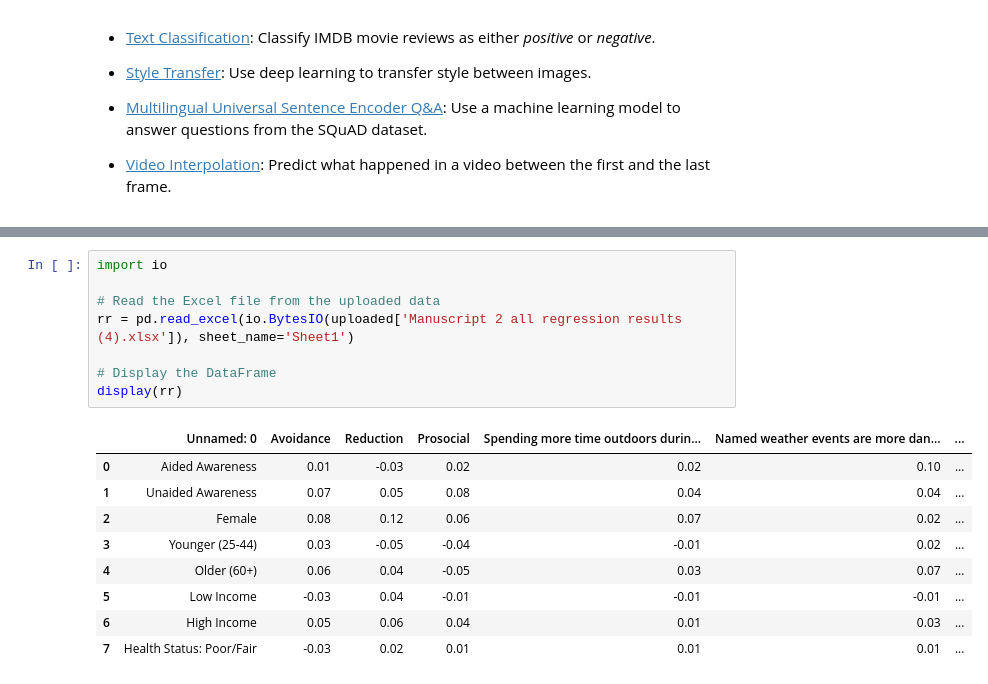
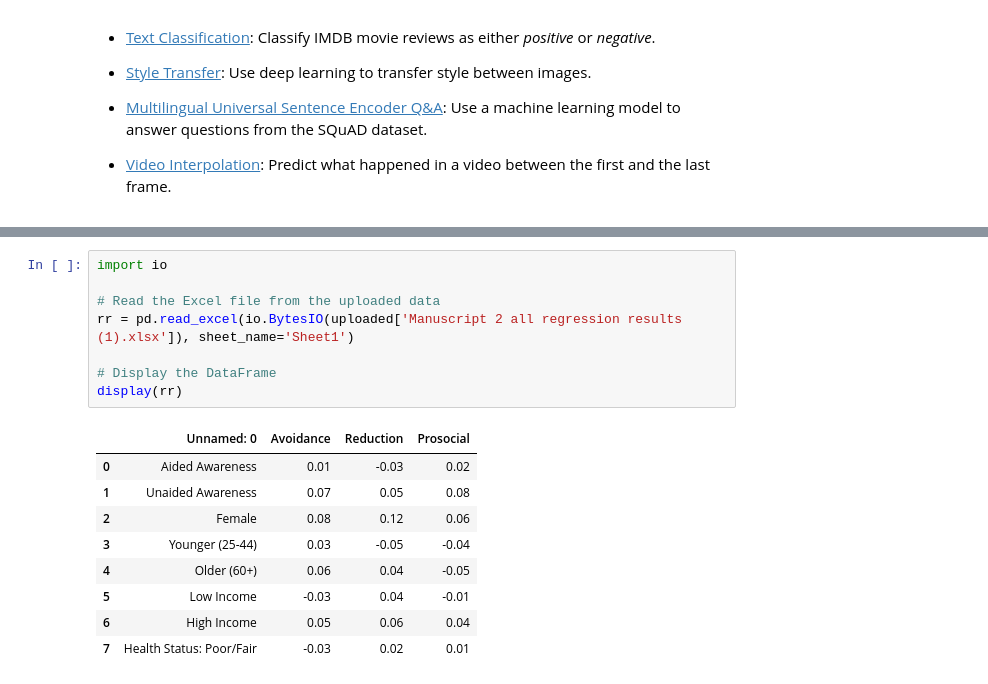
Before and after one commit to mfinke17/Python, a Jupyter notebook: Man2_Heatmap.ipynb, the cells around one changed output, grey strips where cells are left out. Drawn from its saved outputs; the diff is of its cells as text.

```diff
--- a/Man2_Heatmap.ipynb
+++ b/Man2_Heatmap.ipynb
@@ -163,21 +163,21 @@ Saving Manuscript 2 all regression results.xlsx to Manuscript 2 all regression r
 # %%
 import io
 
 # Read the Excel file from the uploaded data
-rr = pd.read_excel(io.BytesIO(uploaded['Manuscript 2 all regression results (4).xlsx']), sheet_name='Sheet1')
+rr = pd.read_excel(io.BytesIO(uploaded['Manuscript 2 all regression results (1).xlsx']), sheet_name='Sheet1')
 
 # Display the DataFrame
 display(rr)
 # %% [output]
-|  | Unnamed: 0 | Avoidance | Reduction | Prosocial | Spending more time outdoors durin... | Named weather events are more dan... | ... |
-| 0 | Aided Awareness | 0.01 | -0.03 | 0.02 | 0.02 | 0.10 | ... |
-| 1 | Unaided Awareness | 0.07 | 0.05 | 0.08 | 0.04 | 0.04 | ... |
-| 2 | Female | 0.08 | 0.12 | 0.06 | 0.07 | 0.02 | ... |
-| 3 | Younger (25-44) | 0.03 | -0.05 | -0.04 | -0.01 | 0.02 | ... |
-| 4 | Older (60+) | 0.06 | 0.04 | -0.05 | 0.03 | 0.07 | ... |
-| 5 | Low Income | -0.03 | 0.04 | -0.01 | -0.01 | -0.01 | ... |
-| 6 | High Income | 0.05 | 0.06 | 0.04 | 0.01 | 0.03 | ... |
-| 7 | Health Status: Poor/Fair | -0.03 | 0.02 | 0.01 | 0.01 | 0.01 | ... |
+|  | Unnamed: 0 | Avoidance | Reduction | Prosocial |
+| 0 | Aided Awareness | 0.01 | -0.03 | 0.02 |
+| 1 | Unaided Awareness | 0.07 | 0.05 | 0.08 |
+| 2 | Female | 0.08 | 0.12 | 0.06 |
+| 3 | Younger (25-44) | 0.03 | -0.05 | -0.04 |
+| 4 | Older (60+) | 0.06 | 0.04 | -0.05 |
+| 5 | Low Income | -0.03 | 0.04 | -0.01 |
+| 6 | High Income | 0.05 | 0.06 | 0.04 |
+| 7 | Health Status: Poor/Fair | -0.03 | 0.02 | 0.01 |
 # %%
 numeric_columns = rr.select_dtypes(include=['float', 'int']).columns
 import matplotlib.colors as mcolors
```
Also changed, not shown: parts of 2 cells of this notebook.
